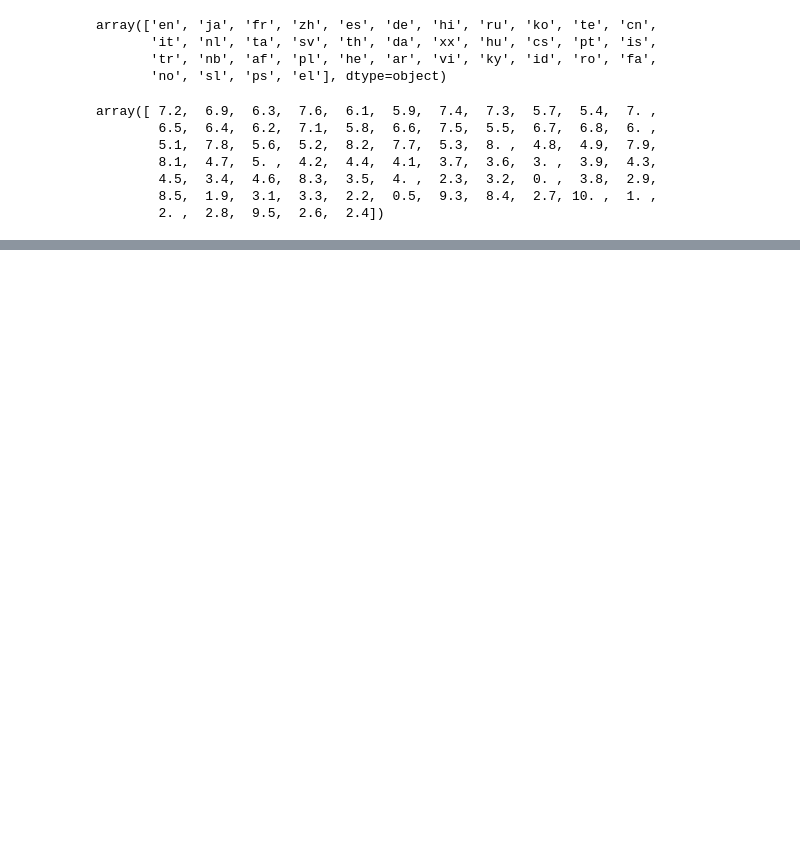
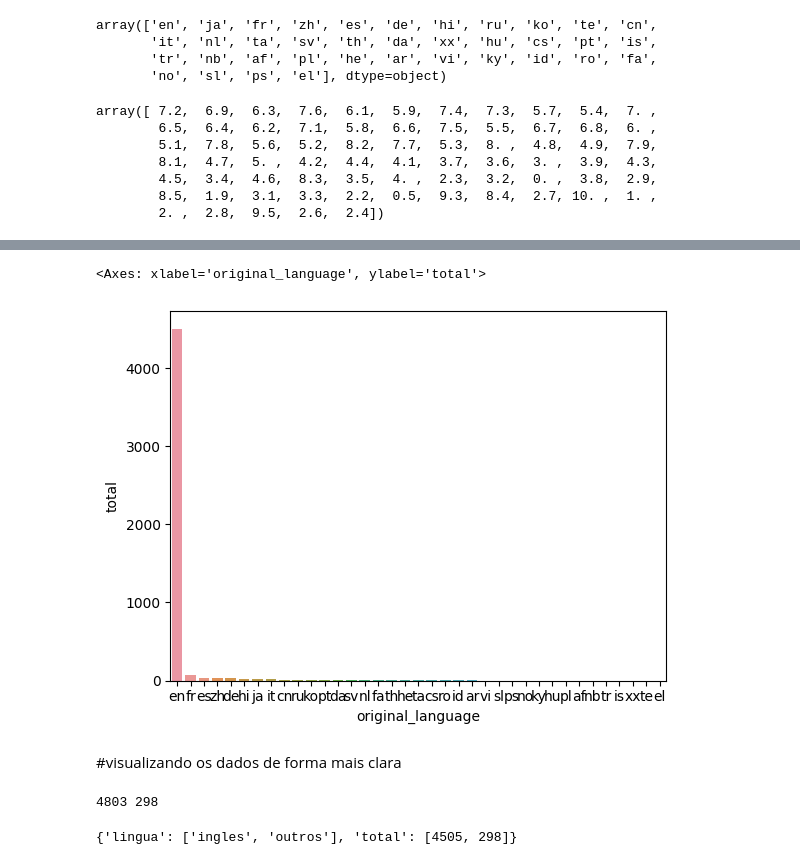
Before and after one commit to LRFNDS/iniciando-em-data-science, a Jupyter notebook: introdução_a_Data_Science_ok.ipynb, the cells around one changed output, grey strips where cells are left out. Drawn from its saved outputs; the diff is of its cells as text; code cells hidden in the pictures; blank space fills up the shorter version.

```diff
--- a/introdução_a_Data_Science_ok.ipynb
+++ b/introdução_a_Data_Science_ok.ipynb
@@ -213,0 +277,4 @@ array([ 7.2,  6.9,  6.3,  7.6,  6.1,  5.9,  7.4,  7.3,  5.7,  5.4,  7. ,
+# %%
+contagem_de_lingua = tmdb.original_language.value_counts().to_frame().reset_index()
+contagem_de_lingua.columns = ["original_language", "total"]
+contagem_de_lingua.head()
@@ -213,0 +288,27 @@ array([ 7.2,  6.9,  6.3,  7.6,  6.1,  5.9,  7.4,  7.3,  5.7,  5.4,  7. ,
+# %%
+sns.barplot(x="original_language", y="total", data = contagem_de_lingua)
+# %% [output]
+<Axes: xlabel='original_language', ylabel='total'>
+[figure, added]
+# %% [markdown]
+#visualizando os dados de forma mais clara
+# %%
+total_por_lingua = tmdb["original_language"].value_counts()
+
+total_geral = total_por_lingua.sum()
+
+total_de_ingles = total_por_lingua.loc["en"]
+
+total_do_resto = total_geral - total_de_ingles
+
+print(total_geral, total_do_resto)
+# %% [output]
+4803 298
+# %%
+dados = {
+    'lingua' : ['ingles', 'outros'],
+    'total'  : [total_de_ingles, total_do_resto]
+}
+dados
+# %% [output]
+{'lingua': ['ingles', 'outros'], 'total': [4505, 298]}
```
Also changed, not shown: parts of 13 cells of this notebook.
